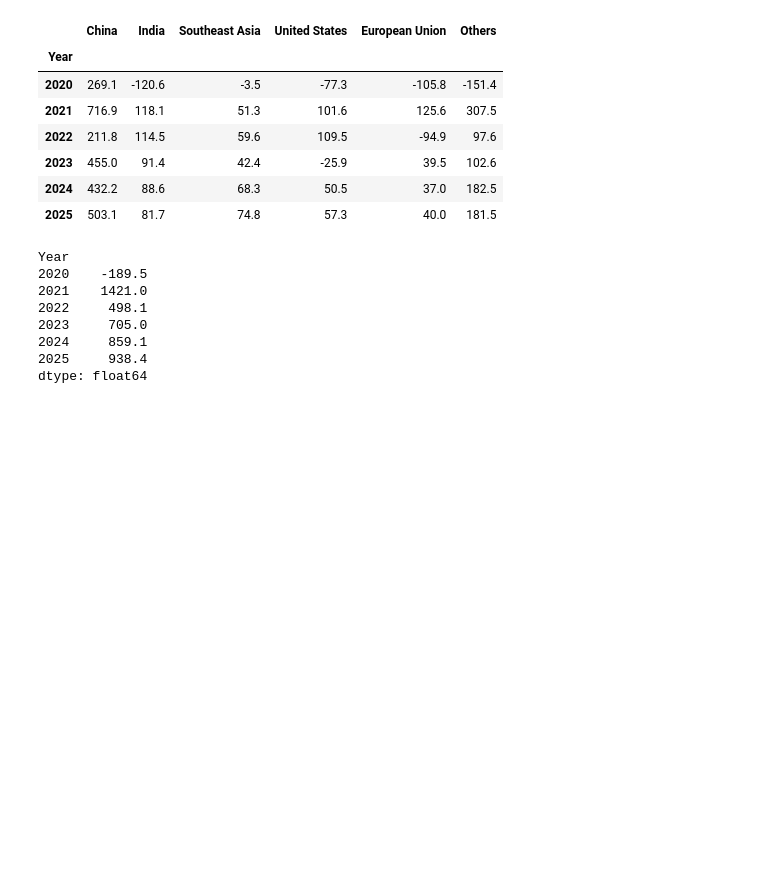
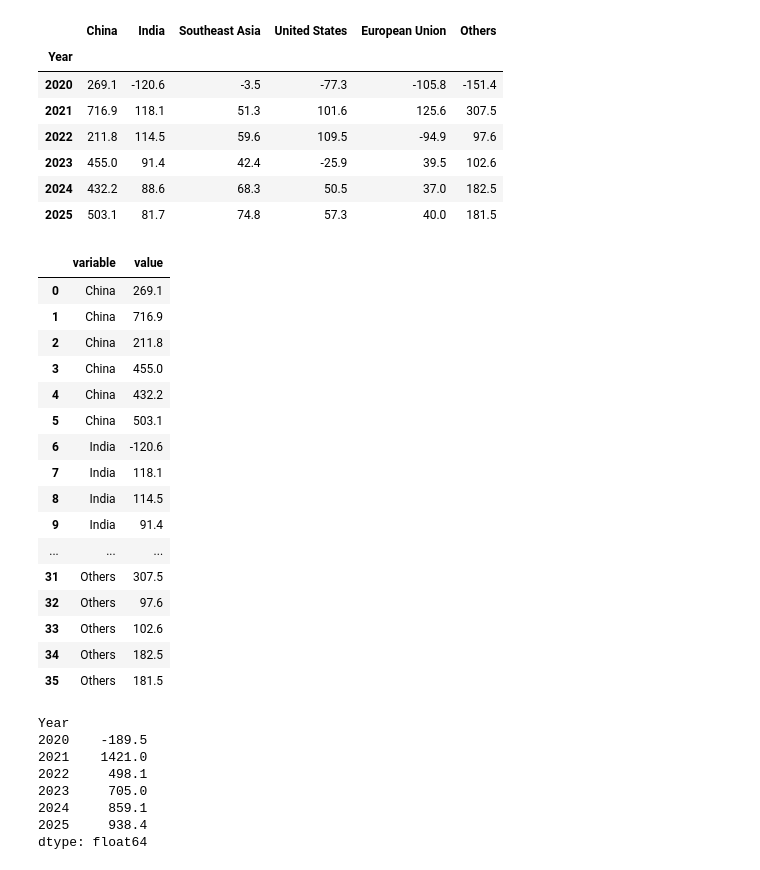
Before and after one commit to PacktPublishing/Plotly-Dash-Cookbook, a Jupyter notebook: Cookbook/chapter_05/ch05_recipe03.ipynb, the cells around one changed output. Cells and saved outputs as stored; diff of their text form; code cells hidden in the pictures; blank space fills up the shorter version.

```diff
--- a/Cookbook/chapter_05/ch05_recipe03.ipynb
+++ b/Cookbook/chapter_05/ch05_recipe03.ipynb
@@ -26,6 +26,26 @@ dta
 | 2023 | 455.0 | 91.4 | 42.4 | -25.9 | 39.5 | 102.6 |
 | 2024 | 432.2 | 88.6 | 68.3 | 50.5 | 37.0 | 182.5 |
 | 2025 | 503.1 | 81.7 | 74.8 | 57.3 | 40.0 | 181.5 |
+# %%
+dta.melt()
+# %% [output]
+|  | variable | value |
+| 0 | China | 269.1 |
+| 1 | China | 716.9 |
+| 2 | China | 211.8 |
+| 3 | China | 455.0 |
+| 4 | China | 432.2 |
+| 5 | China | 503.1 |
+| 6 | India | -120.6 |
+| 7 | India | 118.1 |
+| 8 | India | 114.5 |
+| 9 | India | 91.4 |
+| ... | ... | ... |
+| 31 | Others | 307.5 |
+| 32 | Others | 97.6 |
+| 33 | Others | 102.6 |
+| 34 | Others | 182.5 |
+| 35 | Others | 181.5 |
 # %%
 dta.sum(axis=1)
 # %% [output]
```
Also changed, not shown: parts of 1 cell of this notebook.
